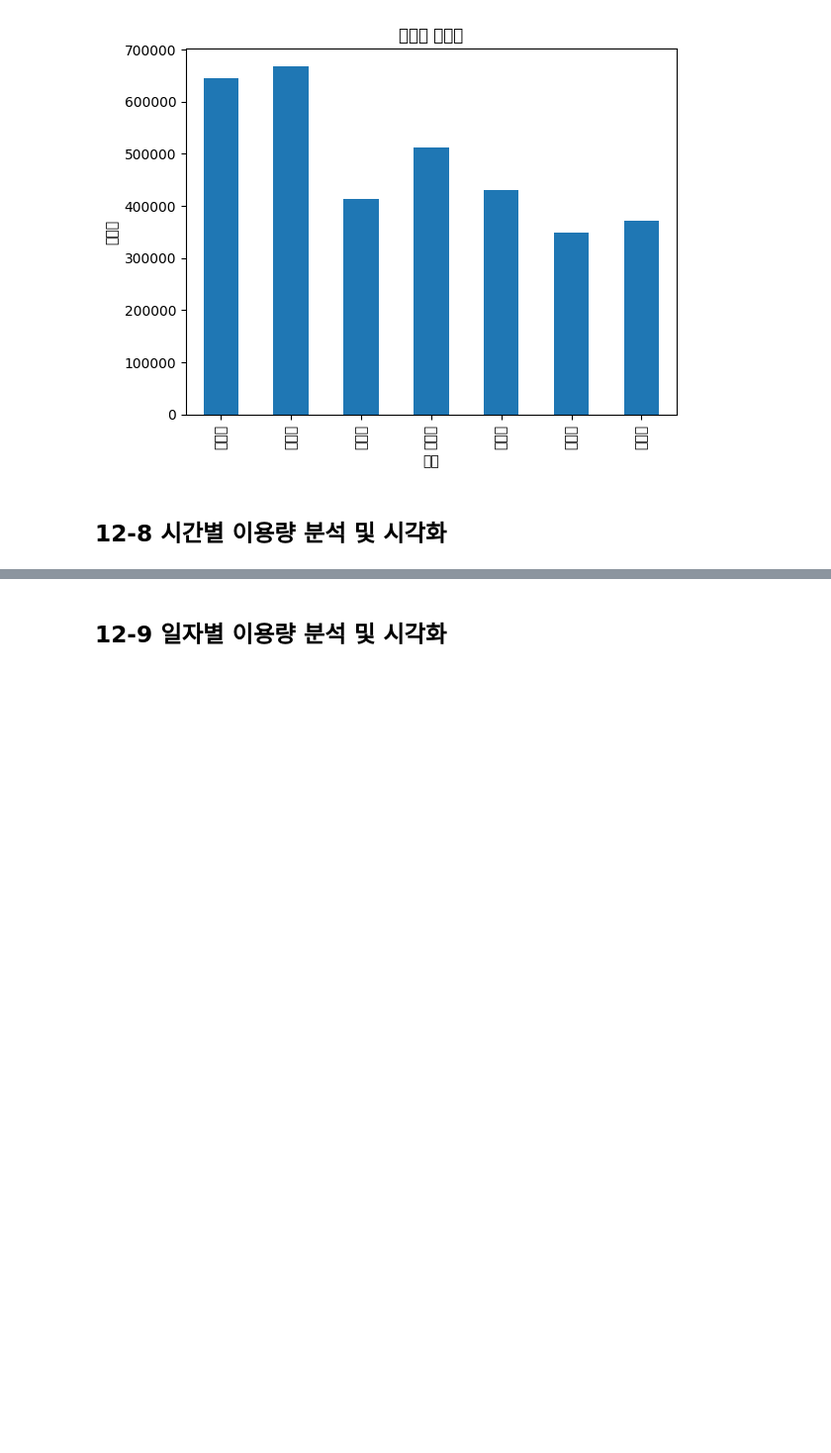
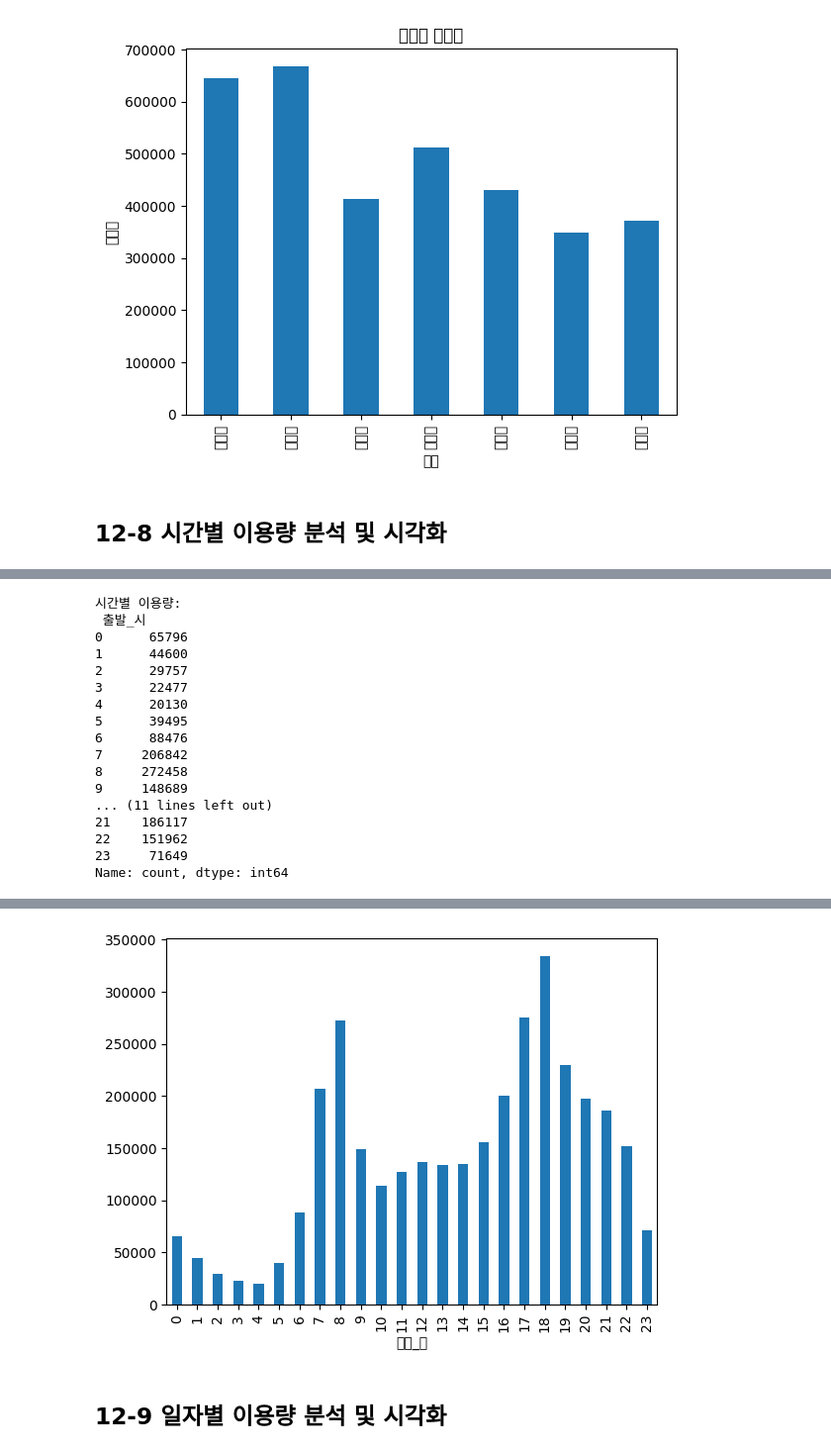
Before and after one commit to dmkim3778/Data-Analysis-with-Open-Source, a Jupyter notebook: 오픈소스_데이터_분석_12강.ipynb, the cells around one changed output, grey strips where cells are left out. Shown: that part at 99% size. Drawn from its saved outputs; the diff is of its cells as text; code cells hidden in the pictures; blank space fills up the shorter version.

```diff
--- a/오픈소스_데이터_분석_12강.ipynb
+++ b/오픈소스_데이터_분석_12강.ipynb
@@ -235,12 +235,13 @@ plt.show()
 ## 12-8 시간별 이용량 분석 및 시각화
 # %%
 ## '출발_시' 컬럼 생성 (기준_시간대 // 100)
-
+df['출발_시'] = df['기준_시간대'] // 100
 ## 시간별 이용량 계산 및 정렬 (hour_df로 저장)
-
+hour_df = df['출발_시'].value_counts().sort_index()
 ## 시간별 이용량 출력
 print("시간별 이용량:\n", hour_df)
 
 ## 시간별 이용량 막대 그래프 생성
 hour_df.plot(kind='bar')
 plt.show()
+# %% [output]
@@ -246,0 +265,17 @@ plt.show()
+시간별 이용량:
+ 출발_시
+0      65796
+1      44600
+2      29757
+3      22477
+4      20130
+5      39495
+6      88476
+7     206842
+8     272458
+9     148689
+... (11 lines left out)
+21    186117
+22    151962
+23     71649
+Name: count, dtype: int64
@@ -247,3 +299,4 @@ plt.show()
+[figure, added]
 # %% [markdown]
 ## 12-9 일자별 이용량 분석 및 시각화
 # %%
```
Also changed, not shown: parts of 8 cells of this notebook.
